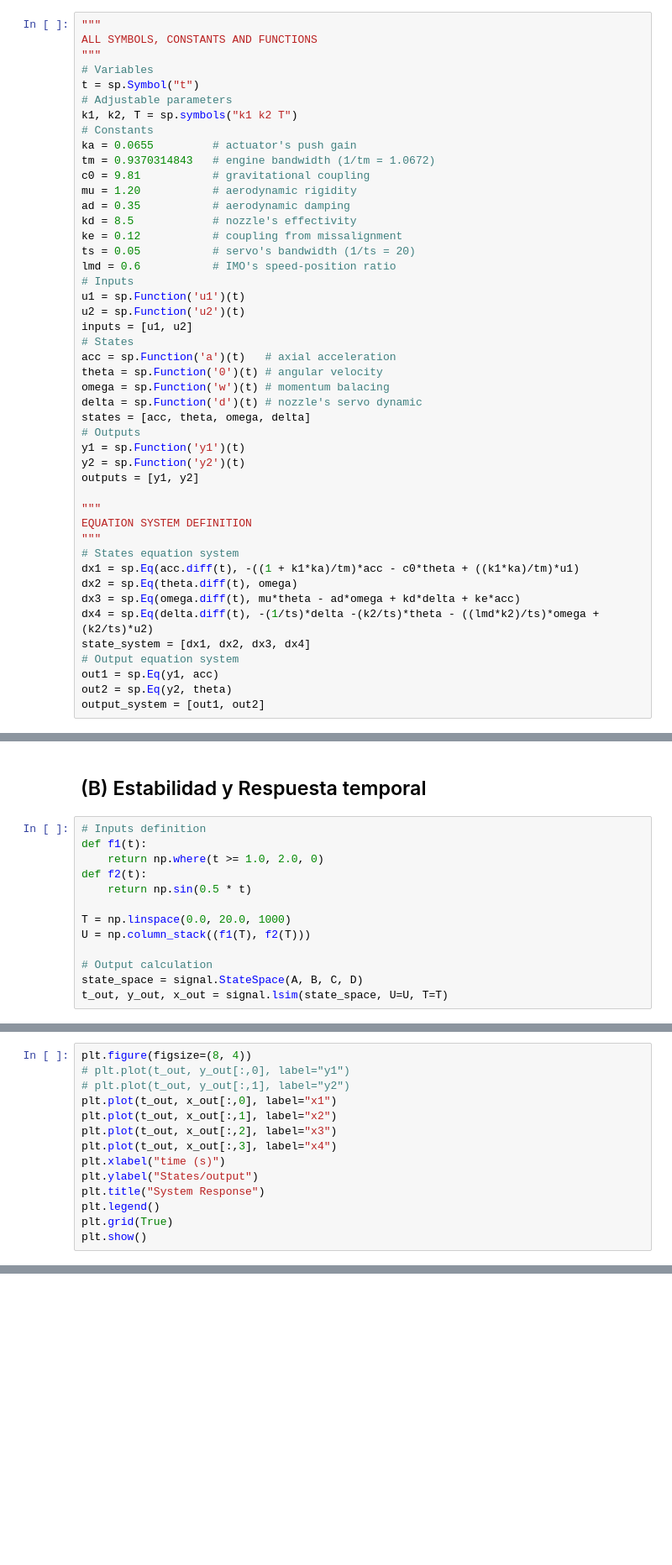
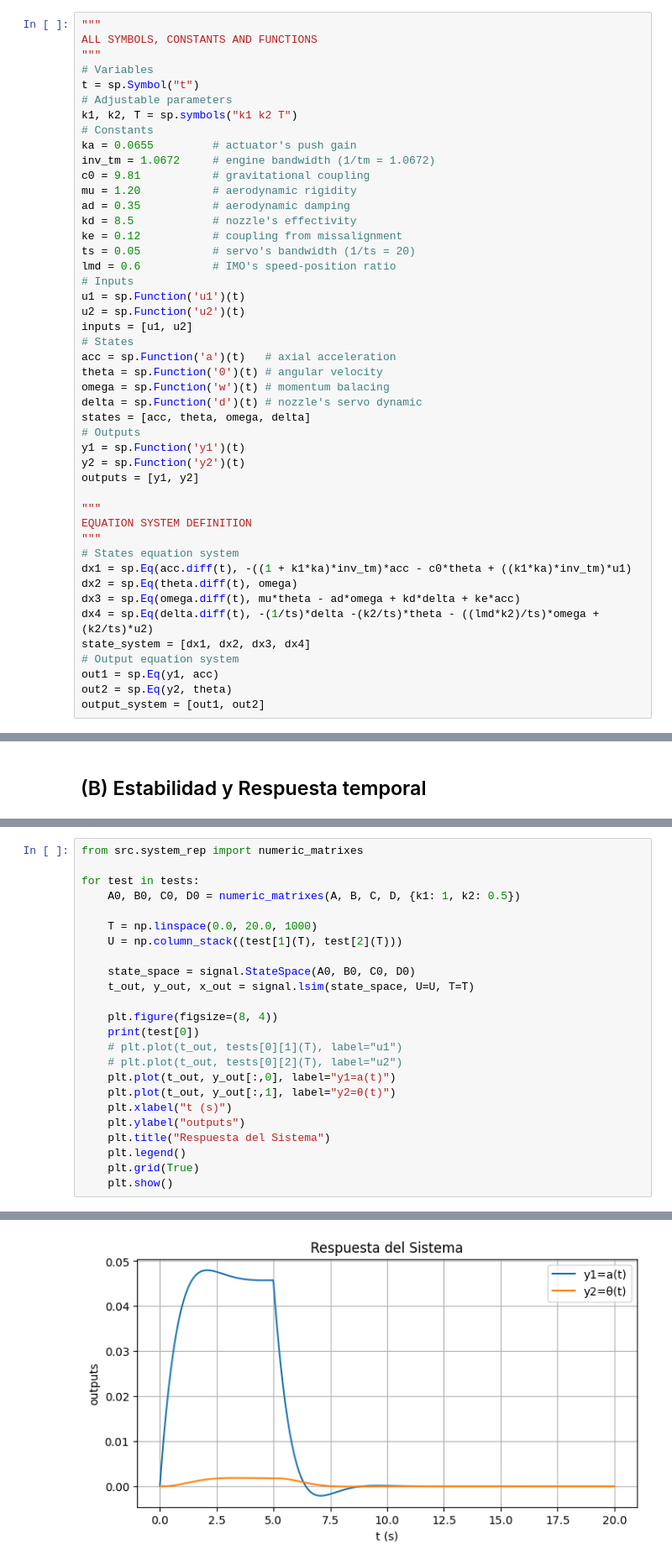
Before and after one commit to Cheps01/rocket-model, a Jupyter notebook: analysis.ipynb, the cells around one changed output, grey strips where cells are left out. Shown at 84% size. Saved outputs shown, nothing was run; the diff lists cells and outputs as text; blank space fills up the shorter version.

Commit message:
feat: generalized output for multiple inputs

````diff
--- a/analysis.ipynb
+++ b/analysis.ipynb
@@ -21,7 +21,7 @@ t = sp.Symbol("t")
 k1, k2, T = sp.symbols("k1 k2 T")
 # Constants
 ka = 0.0655         # actuator's push gain
-tm = 0.9370314843   # engine bandwidth (1/tm = 1.0672)
+inv_tm = 1.0672     # engine bandwidth (1/tm = 1.0672)
 c0 = 9.81           # gravitational coupling
 mu = 1.20           # aerodynamic rigidity
 ad = 0.35           # aerodynamic damping
@@ -48,7 +48,7 @@ outputs = [y1, y2]
 EQUATION SYSTEM DEFINITION
 """
 # States equation system
-dx1 = sp.Eq(acc.diff(t), -((1 + k1*ka)/tm)*acc - c0*theta + ((k1*ka)/tm)*u1)
+dx1 = sp.Eq(acc.diff(t), -((1 + k1*ka)*inv_tm)*acc - c0*theta + ((k1*ka)*inv_tm)*u1)
 dx2 = sp.Eq(theta.diff(t), omega)
 dx3 = sp.Eq(omega.diff(t), mu*theta - ad*omega + kd*delta + ke*acc)
 dx4 = sp.Eq(delta.diff(t), -(1/ts)*delta -(k2/ts)*theta - ((lmd*k2)/ts)*omega + (k2/ts)*u2)
@@ -215,16 +215,3 @@ y3(t) = w(t)
 ```
 # %% [markdown]
 ## (B) Estabilidad y Respuesta temporal
-# %%
-# Inputs definition
-def f1(t):
-    return np.where(t >= 1.0, 2.0, 0)
-def f2(t):
-    return np.sin(0.5 * t)
-
-T = np.linspace(0.0, 20.0, 1000)
-U = np.column_stack((f1(T), f2(T)))
-
-# Output calculation
-state_space = signal.StateSpace(A, B, C, D)
-t_out, y_out, x_out = signal.lsim(state_space, U=U, T=T)
@@ -231,14 +260,25 @@ t_out, y_out, x_out = signal.lsim(state_space, U=U, T=T)
 # %%
-plt.figure(figsize=(8, 4))
-# plt.plot(t_out, y_out[:,0], label="y1")
-# plt.plot(t_out, y_out[:,1], label="y2")
-plt.plot(t_out, x_out[:,0], label="x1")
-plt.plot(t_out, x_out[:,1], label="x2")
-plt.plot(t_out, x_out[:,2], label="x3")
-plt.plot(t_out, x_out[:,3], label="x4")
-plt.xlabel("time (s)")
-plt.ylabel("States/output")
-plt.title("System Response")
-plt.legend()
-plt.grid(True)
-plt.show()
+from src.system_rep import numeric_matrixes
+
+for test in tests:
+    A0, B0, C0, D0 = numeric_matrixes(A, B, C, D, {k1: 1, k2: 0.5})
+
+    T = np.linspace(0.0, 20.0, 1000)
+    U = np.column_stack((test[1](T), test[2](T)))
+
+    state_space = signal.StateSpace(A0, B0, C0, D0)
+    t_out, y_out, x_out = signal.lsim(state_space, U=U, T=T)
+
+    plt.figure(figsize=(8, 4))
+    print(test[0])
+    # plt.plot(t_out, tests[0][1](T), label="u1")
+    # plt.plot(t_out, tests[0][2](T), label="u2")
+    plt.plot(t_out, y_out[:,0], label="y1=a(t)")
+    plt.plot(t_out, y_out[:,1], label="y2=θ(t)")
+    plt.xlabel("t (s)")
+    plt.ylabel("outputs")
+    plt.title("Respuesta del Sistema")
+    plt.legend()
+    plt.grid(True)
+    plt.show()
+# %% [output]
@@ -244,0 +286 @@ plt.show()
+[figure, added]
````
Also changed, not shown: parts of 7 cells of this notebook.
